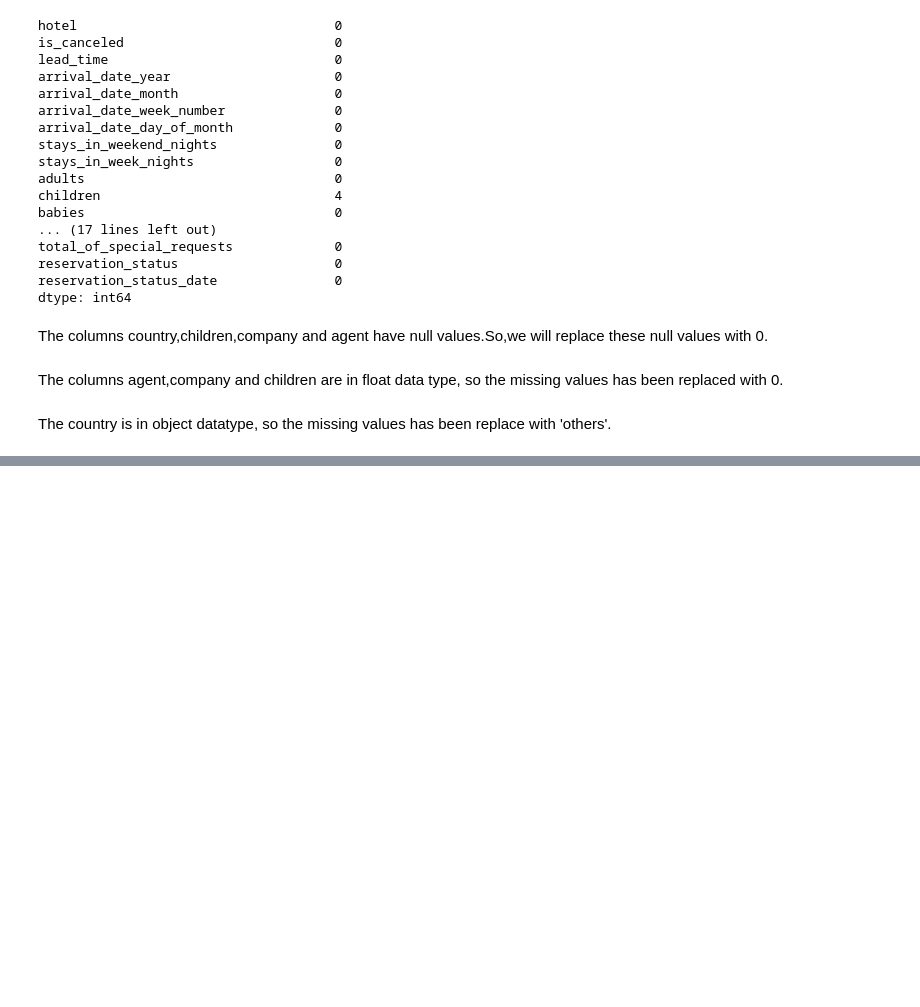
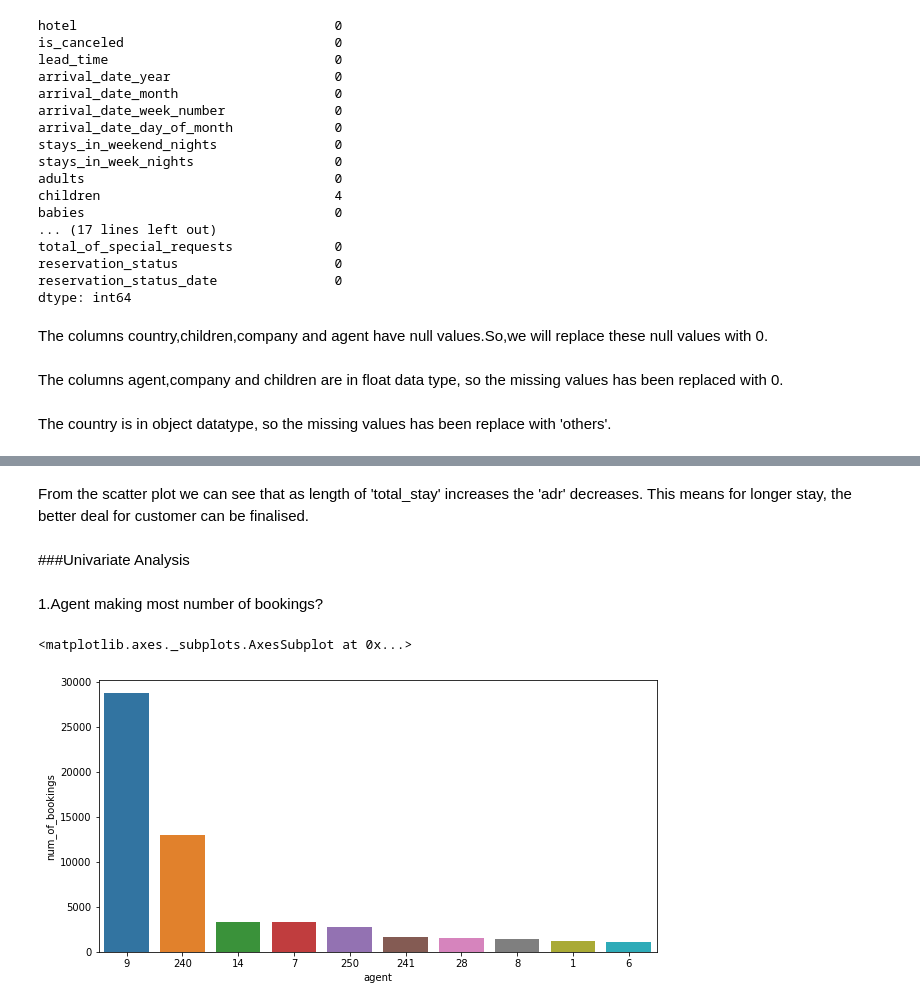
Before and after one commit to Adeve903/Ambuj-EDA-Hotel-booking, a Jupyter notebook: Hotel_Booking_Analysis_Capstone_Project.ipynb, the cells around one changed output, grey strips where cells are left out. Drawn from its saved outputs; the diff is of its cells as text; code cells hidden in the pictures; blank space fills up the shorter version.

```diff
--- a/Hotel_Booking_Analysis_Capstone_Project.ipynb
+++ b/Hotel_Booking_Analysis_Capstone_Project.ipynb
@@ -195,0 +242,15 @@ The country is in object datatype, so the missing values has been replace with '
+# %% [markdown]
+From the scatter plot we can see that as length of 'total_stay' increases the 'adr' decreases. This means for longer stay, the better deal for customer can be finalised.
+# %% [markdown]
+###Univariate Analysis
+# %% [markdown]
+1.Agent making most number of bookings?
+# %%
+agent_booking = pd.DataFrame(hotel_df['agent'].value_counts()).reset_index().rename(columns = {'index':'agent','agent':'num_of_bookings'}).sort_values(by = 'num_of_bookings', ascending = False)
+agent_booking.drop(agent_booking[agent_booking['agent'] == 0].index, inplace = True)            # 0 represents that booking is not made by an agent
+agent_booking = agent_booking[:10]                                                   # Selecting top 10 performing agents
+plt.figure(figsize = (10,5))
+sbn.barplot(x = 'agent', y = 'num_of_bookings', data = agent_booking, order = agent_booking.sort_values('num_of_bookings', ascending = False).agent)
+# %% [output]
+<matplotlib.axes._subplots.AxesSubplot at 0x...>
+[figure, added]
```
Also changed, not shown: parts of 16 cells of this notebook.
